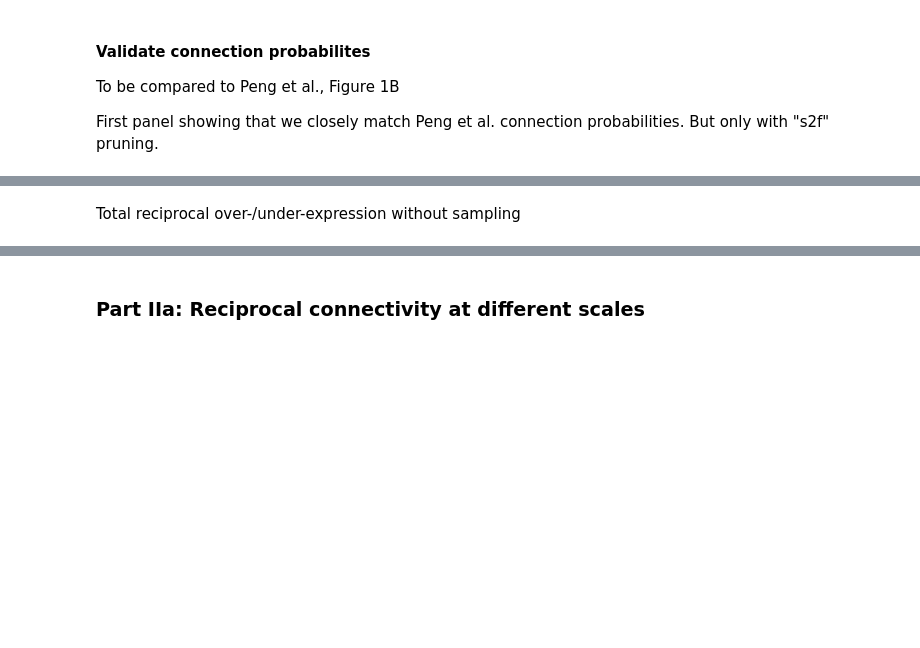
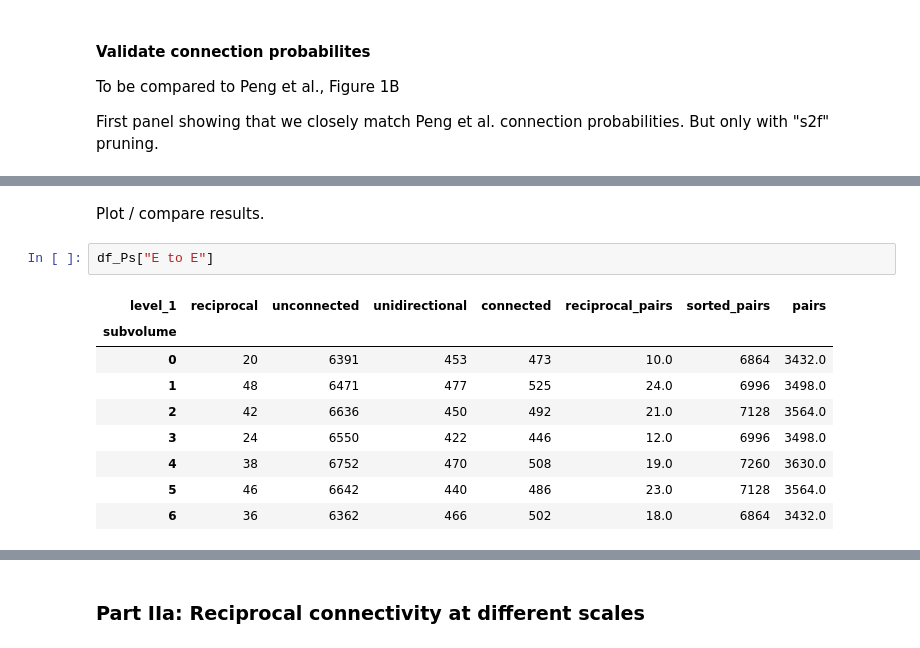
Before and after one commit to MWolfR/individual_morphology_effect, a Jupyter notebook: Patch_sample_triad_overexpression.ipynb, the cells around one changed output, grey strips where cells are left out. Cells and saved outputs as stored; diff of their text form; blank space fills up the shorter version.

```diff
--- a/Patch_sample_triad_overexpression.ipynb
+++ b/Patch_sample_triad_overexpression.ipynb
@@ -535,6 +569,18 @@ Time spent classifying triads: 0.0015153884887695312
 ... (88 outputs left out)
 # %% [markdown]
-Total reciprocal over-/under-expression without sampling
+Plot / compare results.
+# %%
+df_Ps["E to E"]
+# %% [output]
+| level_1 | reciprocal | unconnected | unidirectional | connected | reciprocal_pairs | sorted_pairs | pairs |
+| subvolume |  |  |  |  |  |  |  |
+| 0 | 20 | 6391 | 453 | 473 | 10.0 | 6864 | 3432.0 |
+| 1 | 48 | 6471 | 477 | 525 | 24.0 | 6996 | 3498.0 |
+| 2 | 42 | 6636 | 450 | 492 | 21.0 | 7128 | 3564.0 |
+| 3 | 24 | 6550 | 422 | 446 | 12.0 | 6996 | 3498.0 |
+| 4 | 38 | 6752 | 470 | 508 | 19.0 | 7260 | 3630.0 |
+| 5 | 46 | 6642 | 440 | 486 | 23.0 | 7128 | 3564.0 |
+| 6 | 36 | 6362 | 466 | 502 | 18.0 | 6864 | 3432.0 |
 # %%
 fig = plt.figure(figsize=(1.5 * len(df_Ps) + 1, 4))
 i = 1
```
Also changed, not shown: parts of 15 cells of this notebook.
